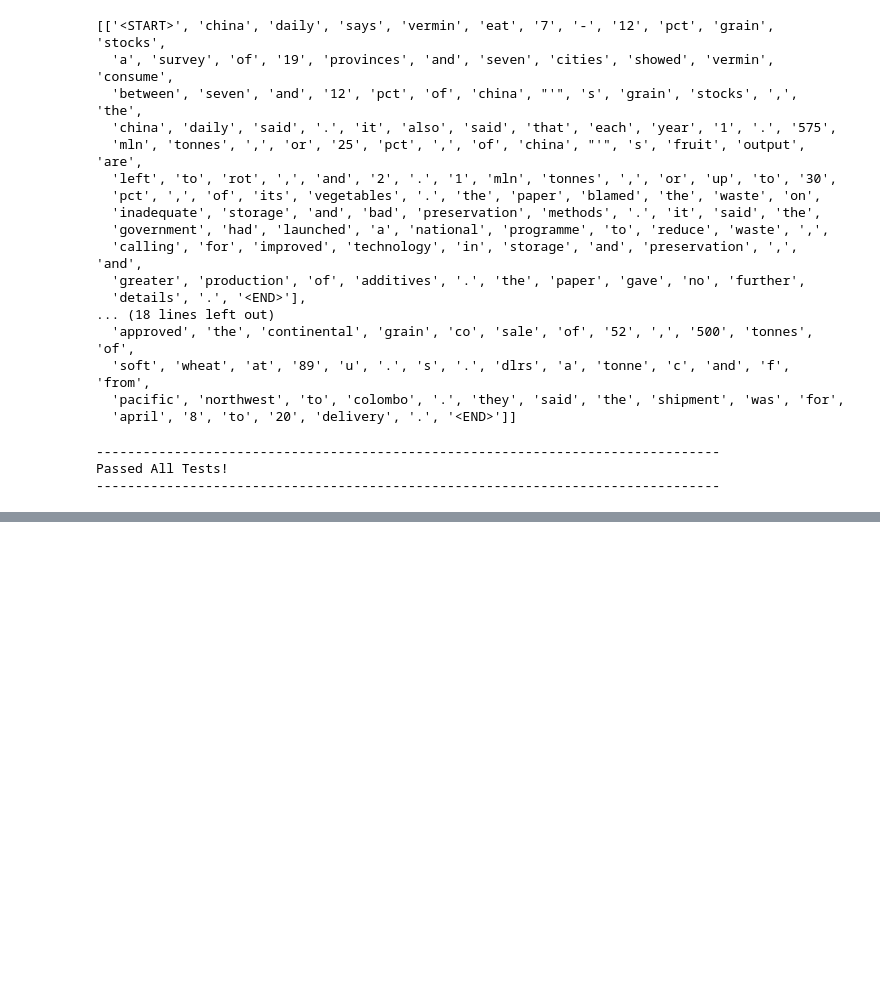
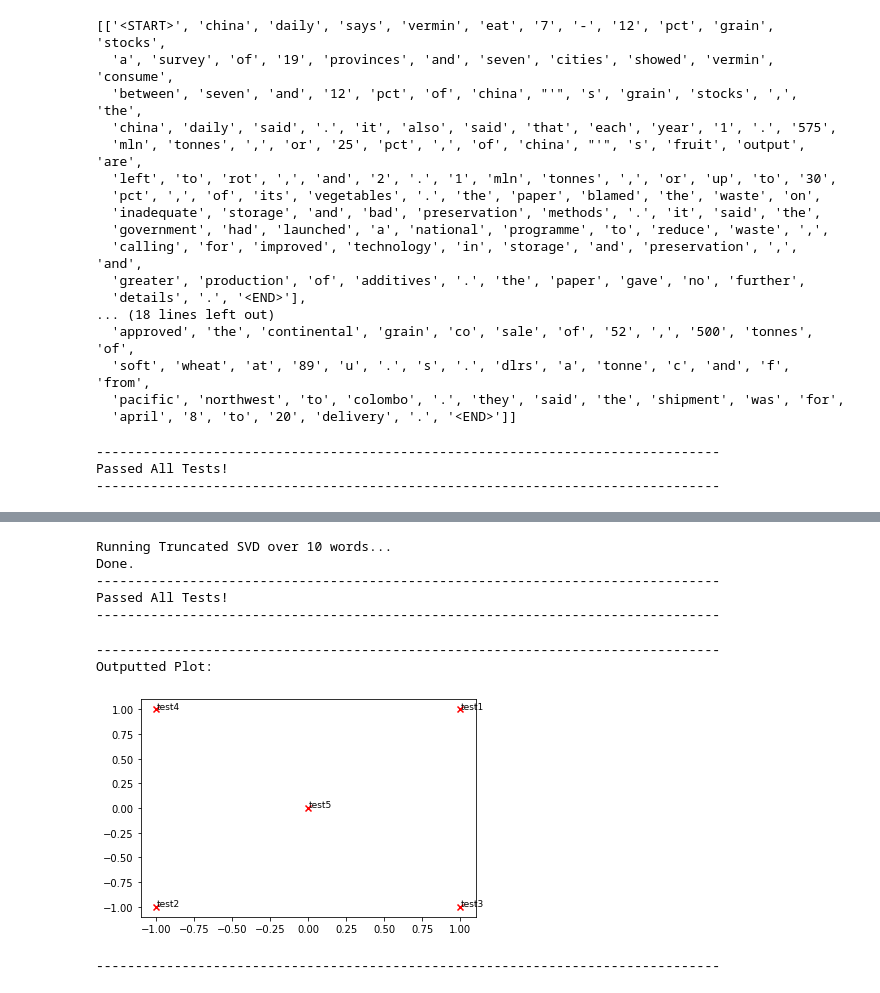
Before and after one commit to JDPrabasha/nlp-stanford, a Jupyter notebook: Exercise1.ipynb, the cells around one changed output, grey strips where cells are left out. Saved outputs shown, nothing was run; the diff lists cells and outputs as text; code cells hidden in the pictures; blank space fills up the shorter version.

```diff
--- a/Exercise1.ipynb
+++ b/Exercise1.ipynb
@@ -136,0 +220,62 @@ word2ind (dict): dictionary that maps word to index (i.e. row/column number) for
+# %%
+# ---------------------
+# Run this sanity check
+# Note that this is not an exhaustive check for correctness
+# In fact we only check that your M_reduced has the right dimensions.
+# ---------------------
+# Define toy corpus and run student code
+test_corpus = ["{} All that glitters isn't gold {}".format(START_TOKEN, END_TOKEN).split(" "), "{} All's well that ends well {}".format(START_TOKEN, END_TOKEN).split(" ")]
+M_test, word2ind_test = compute_co_occurrence_matrix(test_corpus, window_size=1)
+M_test_reduced = reduce_to_k_dim(M_test, k=2)
+# Test proper dimensions
+assert (M_test_reduced.shape[0] == 10), "M_reduced has {} rows; should have {}".format(M_test_reduced.shape[0], 10)
+assert (M_test_reduced.shape[1] == 2), "M_reduced has {} columns; should have {}".format(M_test_reduced.shape[1], 2)
+# Print Success
+print ("-" * 80)
+print("Passed All Tests!")
+print ("-" * 80)
+# %% [output]
+Running Truncated SVD over 10 words...
+Done.
+--------------------------------------------------------------------------------
+Passed All Tests!
+--------------------------------------------------------------------------------
+# %%
+def plot_embeddings(M_reduced, word2ind, words):
+    """ Plot in a scatterplot the embeddings of the words specified in the list "words".
+        NOTE: do not plot all the words listed in M_reduced / word2ind.
+        Include a label next to each point.
+        Params:
+            M_reduced (numpy matrix of shape (number of unique words in the corpus , 2)): matrix of 2-dimensioal word embeddings
+            word2ind (dict): dictionary that maps word to indices for matrix M
+            words (list of strings): words whose embeddings we want to visualize
+    """
+    print(M_reduced)
+    for i,word in enumerate(words):
+        x,y = M_reduced[word2ind[word]]
+        plt.scatter(x,y,marker='x',color='red')
+        plt.text(x+0.005, y+0.005, word, fontsize=9)
+
+    plt.show()
+
+    # ------------------
+    # Write your implementation here.
+    # ------------------
+# %%
+# ---------------------
+# Run this sanity check
+# Note that this is not an exhaustive check for correctness.
+# The plot produced should look like the "test solution plot" depicted below.
+# ---------------------
+print ("-" * 80)
+print ("Outputted Plot:")
+M_reduced_plot_test = np.array([[1, 1], [-1, -1], [1, -1], [-1, 1], [0, 0]])
+word2ind_plot_test = {'test1': 0, 'test2': 1, 'test3': 2, 'test4': 3, 'test5': 4}
+words = ['test1', 'test2', 'test3', 'test4', 'test5']
+plot_embeddings(M_reduced_plot_test, word2ind_plot_test, words)
+print ("-" * 80)
+# %% [output]
+--------------------------------------------------------------------------------
+Outputted Plot:
+[figure, added]
+--------------------------------------------------------------------------------
```
Also changed, not shown: parts of 12 cells of this notebook, 2 other files.
